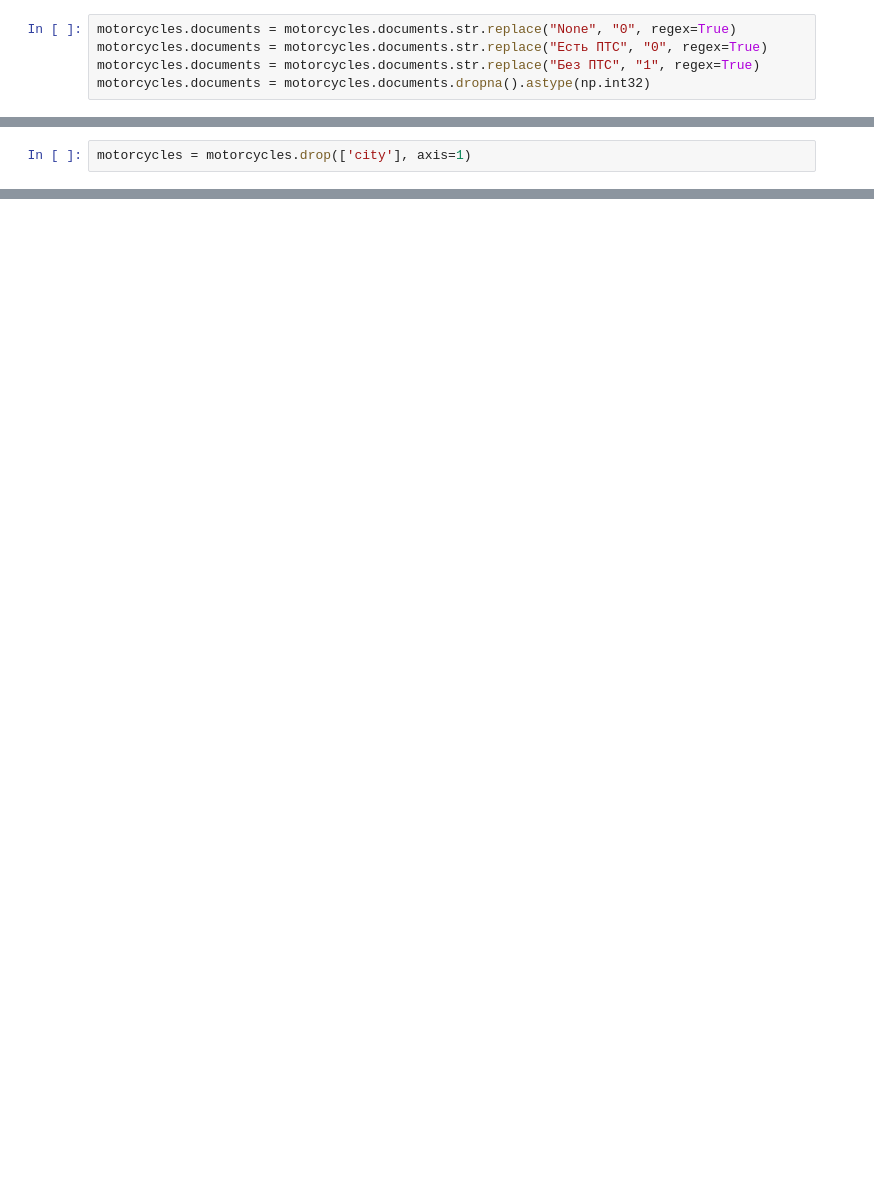
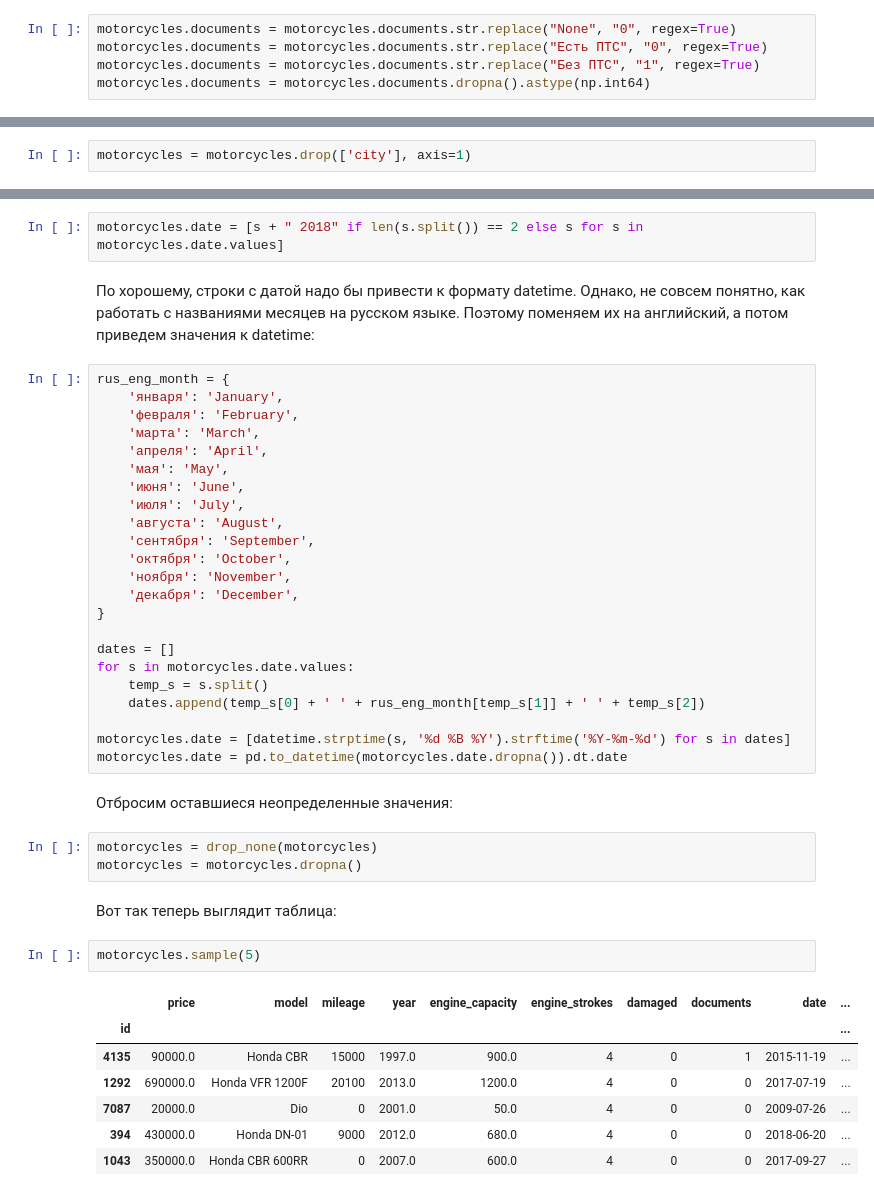
Before and after one commit to maxbolgarin/datamining_project, a Jupyter notebook: project/model.ipynb, the cells around one changed output, grey strips where cells are left out. Drawn from its saved outputs; the diff is of its cells as text; blank space fills up the shorter version.

```diff
--- a/project/model.ipynb
+++ b/project/model.ipynb
@@ -351,4 +344,4 @@ Name: damaged, dtype: int64
 motorcycles.documents = motorcycles.documents.str.replace("None", "0", regex=True)
 motorcycles.documents = motorcycles.documents.str.replace("Есть ПТС", "0", regex=True)
 motorcycles.documents = motorcycles.documents.str.replace("Без ПТС", "1", regex=True)
-motorcycles.documents = motorcycles.documents.dropna().astype(np.int32)
+motorcycles.documents = motorcycles.documents.dropna().astype(np.int64)
@@ -364,0 +354,44 @@ motorcycles = motorcycles.drop(['city'], axis=1)
+# %%
+motorcycles.date = [s + " 2018" if len(s.split()) == 2 else s for s in motorcycles.date.values]
+# %% [markdown]
+По хорошему, строки с датой надо бы привести к формату datetime. Однако, не совсем понятно, как работать с названиями месяцев на русском языке. Поэтому поменяем их на английский, а потом приведем значения к datetime:
+# %%
+rus_eng_month = {
+    'января': 'January',
+    'февраля': 'February',
+    'марта': 'March',
+    'апреля': 'April',
+    'мая': 'May',
+    'июня': 'June',
+    'июля': 'July',
+    'августа': 'August',
+    'сентября': 'September',
+    'октября': 'October',
+    'ноября': 'November',
+    'декабря': 'December',
+}
+
+dates = []
+for s in motorcycles.date.values:
+    temp_s = s.split()
+    dates.append(temp_s[0] + ' ' + rus_eng_month[temp_s[1]] + ' ' + temp_s[2])
+
+motorcycles.date = [datetime.strptime(s, '%d %B %Y').strftime('%Y-%m-%d') for s in dates]
+motorcycles.date = pd.to_datetime(motorcycles.date.dropna()).dt.date
+# %% [markdown]
+Отбросим оставшиеся неопределенные значения:
+# %%
+motorcycles = drop_none(motorcycles)
+motorcycles = motorcycles.dropna()
+# %% [markdown]
+Вот так теперь выглядит таблица:
+# %%
+motorcycles.sample(5)
+# %% [output]
+|  | price | model | mileage | year | engine_capacity | engine_strokes | damaged | documents | date | ... |
+| id |  |  |  |  |  |  |  |  |  | ... |
+| 4135 | 90000.0 | Honda CBR | 15000 | 1997.0 | 900.0 | 4 | 0 | 1 | 2015-11-19 | ... |
+| 1292 | 690000.0 | Honda VFR 1200F | 20100 | 2013.0 | 1200.0 | 4 | 0 | 0 | 2017-07-19 | ... |
+| 7087 | 20000.0 | Dio | 0 | 2001.0 | 50.0 | 4 | 0 | 0 | 2009-07-26 | ... |
+| 394 | 430000.0 | Honda DN-01 | 9000 | 2012.0 | 680.0 | 4 | 0 | 0 | 2018-06-20 | ... |
+| 1043 | 350000.0 | Honda CBR 600RR | 0 | 2007.0 | 600.0 | 4 | 0 | 0 | 2017-09-27 | ... |
```
Also changed, not shown: parts of 22 cells of this notebook.
